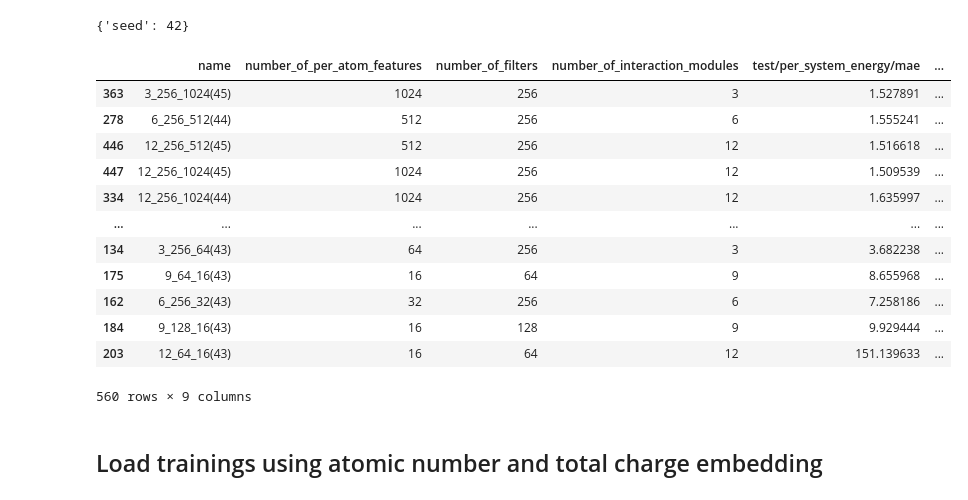
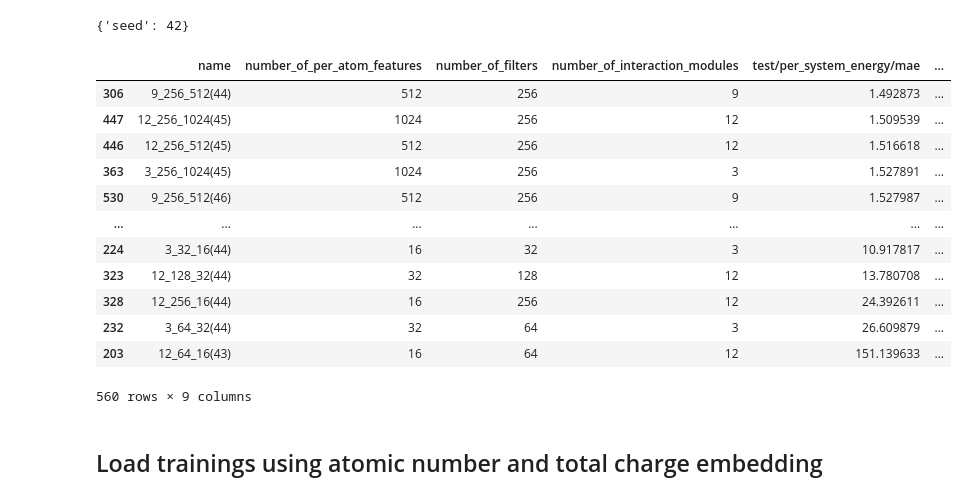
Before and after one commit to MarshallYan/modelforge-experiments, a Jupyter notebook: analysis/schnet_qm9.ipynb, the cells around one changed output. Drawn from its saved outputs; the diff is of its cells as text; code cells hidden in the pictures.

```diff
--- a/analysis/schnet_qm9.ipynb
+++ b/analysis/schnet_qm9.ipynb
@@ -102,19 +102,19 @@ for run in runs:
 
 test_results_df = pd.DataFrame(test_results)
 # %%
-test_results_df.sort_values(by="test/per_system_energy/rmse")
+test_results_df.sort_values(by="test/per_system_energy/mae")
 # %% [output]
 |  | name | number_of_per_atom_features | number_of_filters | number_of_interaction_modules | test/per_system_energy/mae | ... |
+| 306 | 9_256_512(44) | 512 | 256 | 9 | 1.492873 | ... |
+| 447 | 12_256_1024(45) | 1024 | 256 | 12 | 1.509539 | ... |
+| 446 | 12_256_512(45) | 512 | 256 | 12 | 1.516618 | ... |
 | 363 | 3_256_1024(45) | 1024 | 256 | 3 | 1.527891 | ... |
-| 278 | 6_256_512(44) | 512 | 256 | 6 | 1.555241 | ... |
-| 446 | 12_256_512(45) | 512 | 256 | 12 | 1.516618 | ... |
-| 447 | 12_256_1024(45) | 1024 | 256 | 12 | 1.509539 | ... |
-| 334 | 12_256_1024(44) | 1024 | 256 | 12 | 1.635997 | ... |
+| 530 | 9_256_512(46) | 512 | 256 | 9 | 1.527987 | ... |
 | ... | ... | ... | ... | ... | ... | ... |
-| 134 | 3_256_64(43) | 64 | 256 | 3 | 3.682238 | ... |
-| 175 | 9_64_16(43) | 16 | 64 | 9 | 8.655968 | ... |
-| 162 | 6_256_32(43) | 32 | 256 | 6 | 7.258186 | ... |
-| 184 | 9_128_16(43) | 16 | 128 | 9 | 9.929444 | ... |
+| 224 | 3_32_16(44) | 16 | 32 | 3 | 10.917817 | ... |
+| 323 | 12_128_32(44) | 32 | 128 | 12 | 13.780708 | ... |
+| 328 | 12_256_16(44) | 16 | 256 | 12 | 24.392611 | ... |
+| 232 | 3_64_32(44) | 32 | 64 | 3 | 26.609879 | ... |
 | 203 | 12_64_16(43) | 16 | 64 | 12 | 151.139633 | ... |
 560 rows × 9 columns
 # %% [markdown]
```
Also changed, not shown: parts of 11 cells of this notebook, 4 other files.
